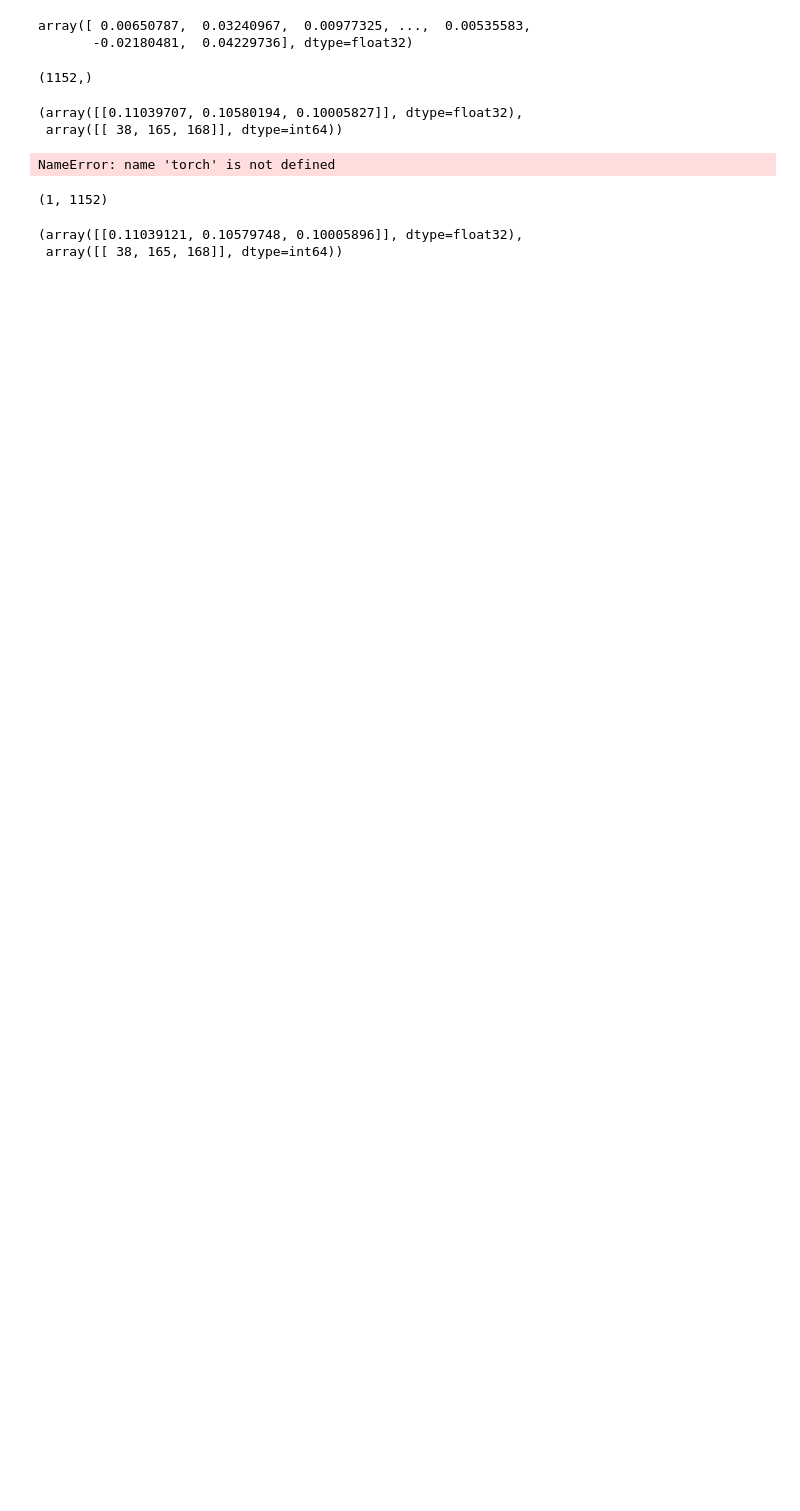
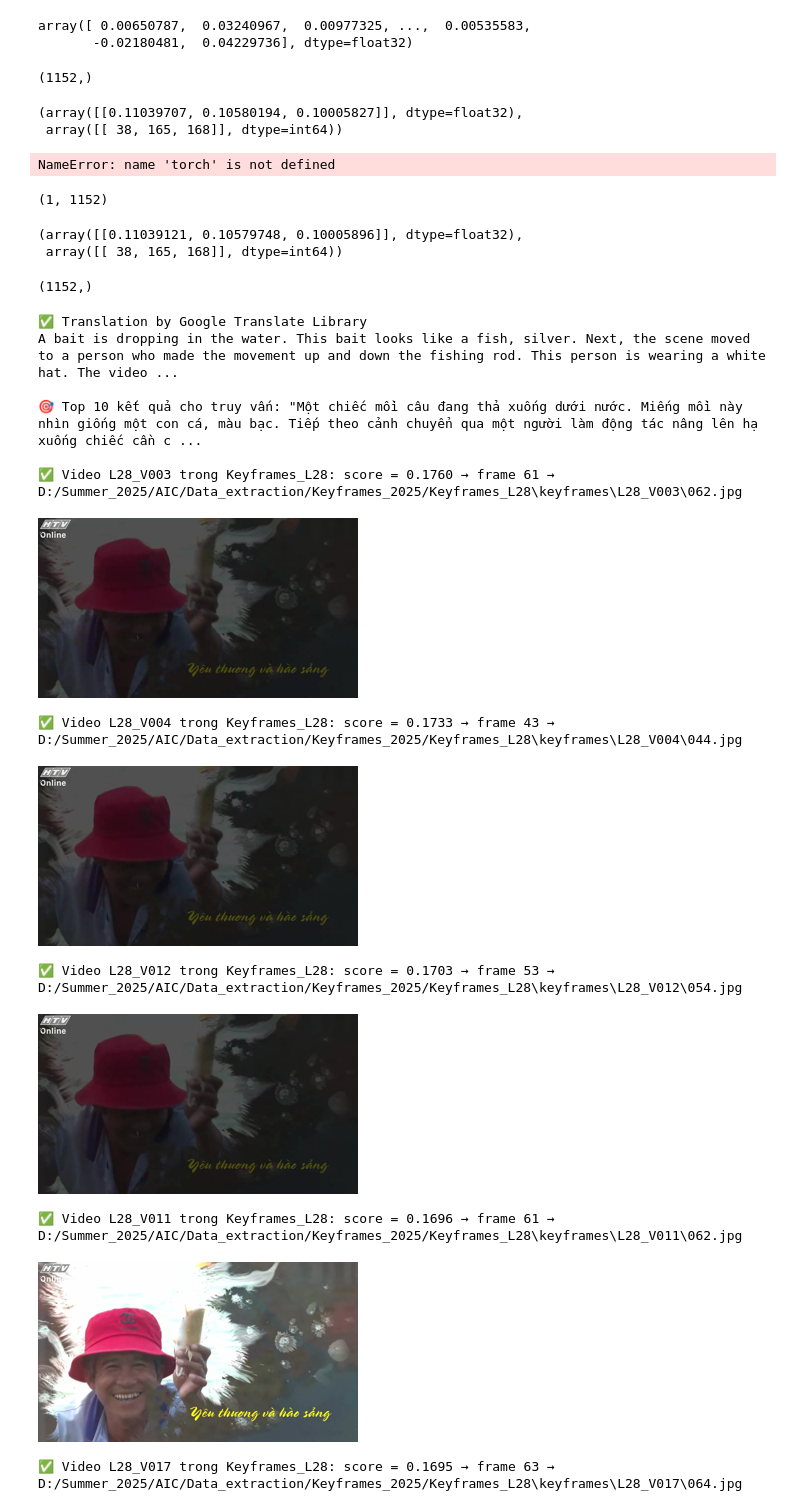
Before and after one commit to m1nhpham2k4/AIC, a Jupyter notebook: Data_extraction/test.ipynb, the cells around one changed output. Drawn from its saved outputs; the diff is of its cells as text; code cells hidden in the pictures; blank space fills up the shorter version.

```diff
--- a/Data_extraction/test.ipynb
+++ b/Data_extraction/test.ipynb
@@ -184,0 +190,25 @@ D,I
+# %%
+import google.generativeai as genai
+from deep_translator import GoogleTranslator
+from openai import OpenAI
+from dotenv import load_dotenv
+import os
+
+load_dotenv()
+
+def translate_text_GoogleTranslate(text, target_language="en"):
+    """
+    Translates the input text from the source language to the target language.
+
+    :param text: The text to be translated
+    :param to_lang: The language code of the target language (default is English 'en')
+    :return: The translated text or error message.
+    """
+    translation = GoogleTranslator(source='auto', target='en').translate(text)
+    print("✅ Translation by Google Translate Library")
+    return translation
+# %%
+text = text_embed("a man riding a motorcycle on a highway")
+text.shape
+# %% [output]
+(1152,)
@@ -184,0 +273,22 @@ D,I
+# %%
+show_results = search_video(
+    text_query="Một chiếc mồi câu đang thả xuống dưới nước. Miếng mồi này nhìn giống một con cá, màu bạc. Tiếp theo cảnh chuyển qua một người làm động tác nâng lên hạ xuống chiếc cần câu. Người này đang đội nón trắng. Video quay cảnh xung quanh thì cũng có nhiều người đang bắt cá. Có người bắt được một con cá và con cá này vùng vẫy khi bị câu lên.",
+    feature_dir=r"D:/Summer_2025/AIC/Data_extraction/feature_new/",
+    root_keyframes=r"D:/Summer_2025/AIC/Data_extraction/Keyframes_2025/",
+    k=10
+)
+# %% [output]
+✅ Translation by Google Translate Library
+A bait is dropping in the water. This bait looks like a fish, silver. Next, the scene moved to a person who made the movement up and down the fishing rod. This person is wearing a white hat. The video ...
+
+🎯 Top 10 kết quả cho truy vấn: "Một chiếc mồi câu đang thả xuống dưới nước. Miếng mồi này nhìn giống một con cá, màu bạc. Tiếp theo cảnh chuyển qua một người làm động tác nâng lên hạ xuống chiếc cần c ...
+
+✅ Video L28_V003 trong Keyframes_L28: score = 0.1760 → frame 61 → D:/Summer_2025/AIC/Data_extraction/Keyframes_2025/Keyframes_L28\keyframes\L28_V003\062.jpg
+[figure, added]
+✅ Video L28_V004 trong Keyframes_L28: score = 0.1733 → frame 43 → D:/Summer_2025/AIC/Data_extraction/Keyframes_2025/Keyframes_L28\keyframes\L28_V004\044.jpg
+[figure, added]
+✅ Video L28_V012 trong Keyframes_L28: score = 0.1703 → frame 53 → D:/Summer_2025/AIC/Data_extraction/Keyframes_2025/Keyframes_L28\keyframes\L28_V012\054.jpg
+[figure, added]
+✅ Video L28_V011 trong Keyframes_L28: score = 0.1696 → frame 61 → D:/Summer_2025/AIC/Data_extraction/Keyframes_2025/Keyframes_L28\keyframes\L28_V011\062.jpg
+[figure, added]
+✅ Video L28_V017 trong Keyframes_L28: score = 0.1695 → frame 63 → D:/Summer_2025/AIC/Data_extraction/Keyframes_2025/Keyframes_L28\keyframes\L28_V017\064.jpg
```
Also changed, not shown: parts of 10 cells of this notebook, 6 other files.
